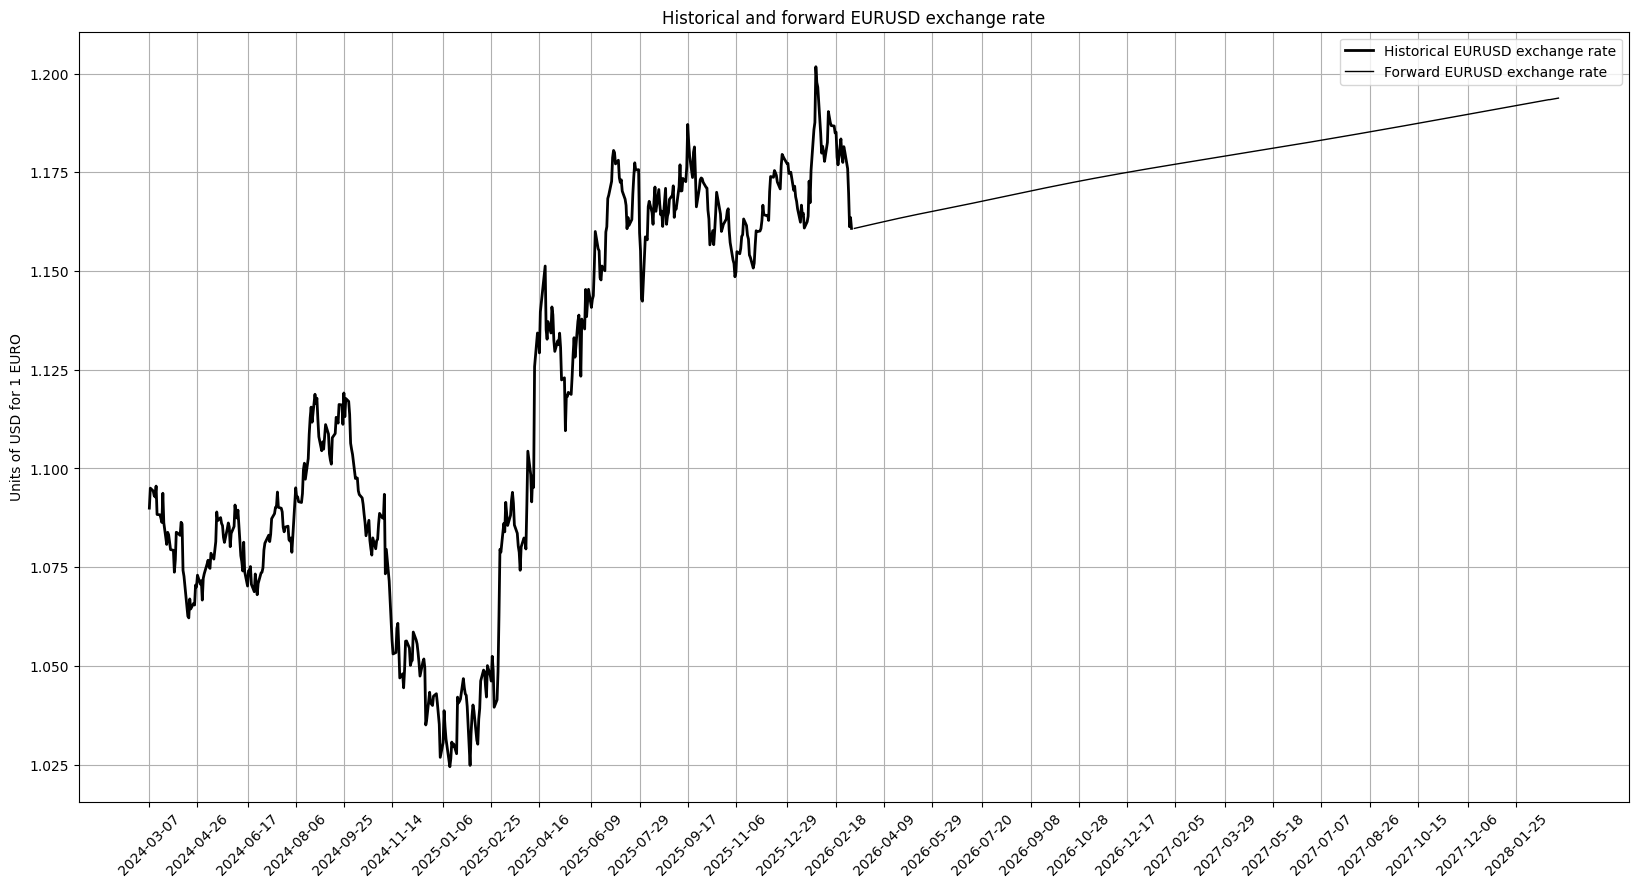
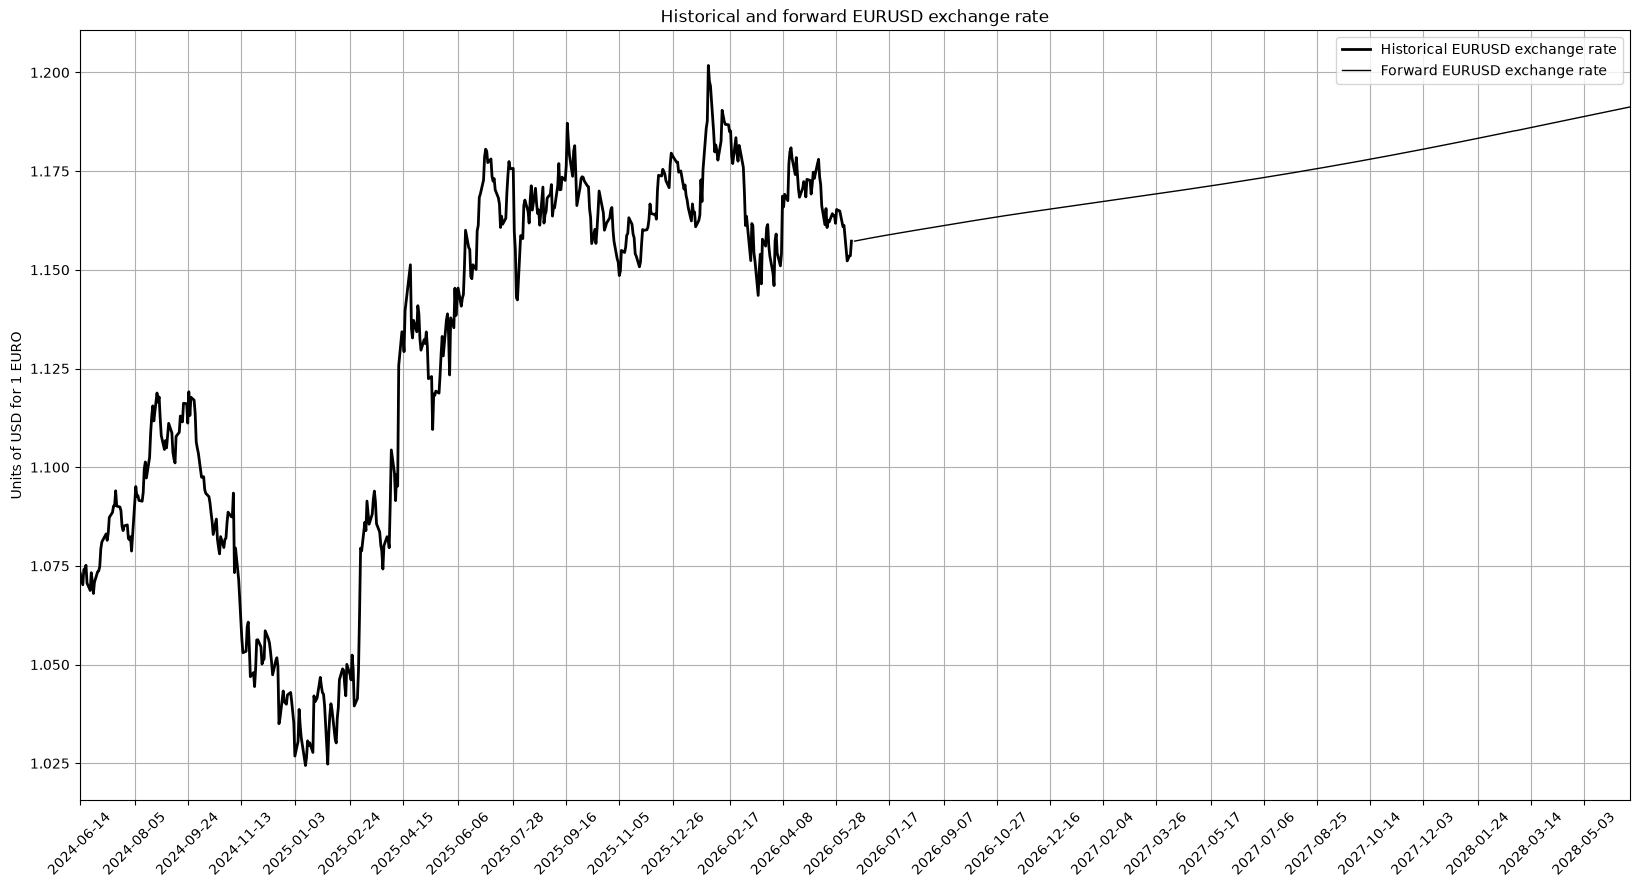
Unified diff of the notebook cell whose output changed from the first chart to the second:
--- before
+++ after
@@ -7,4 +7,5 @@
 ax.plot(x, fwd_fx_rate, label='Forward EURUSD exchange rate', linewidth=1, color='k')
 ax.legend()
+ax.margins(x=0)
 ax.grid(True)
 ax.set_title('Historical and forward EURUSD exchange rate')

Commit: switched from pandas_datareader to pyfredapi for working with FRED data